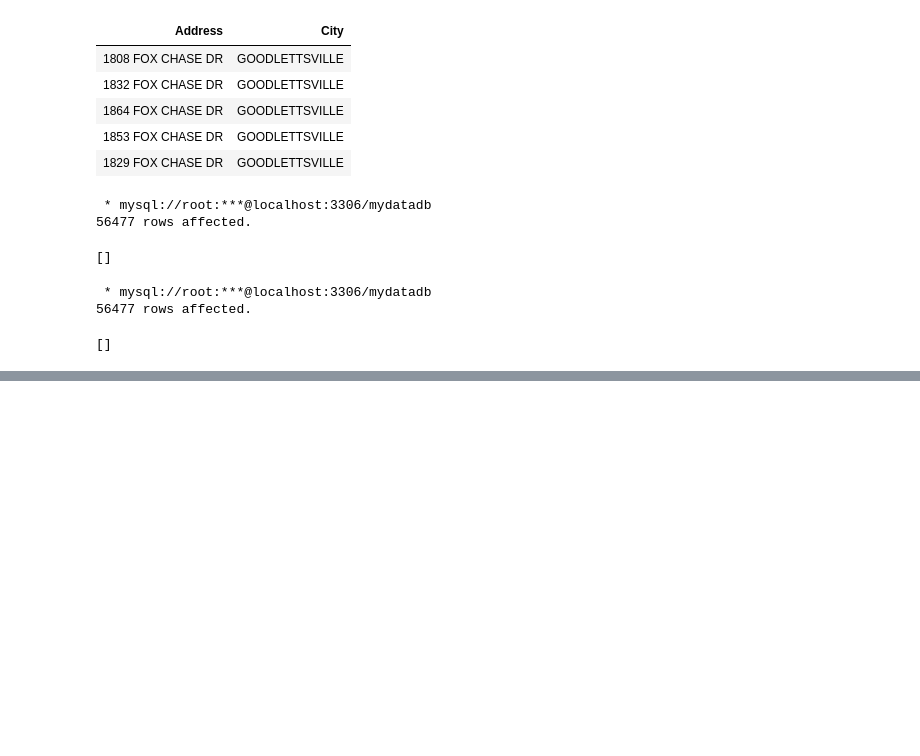
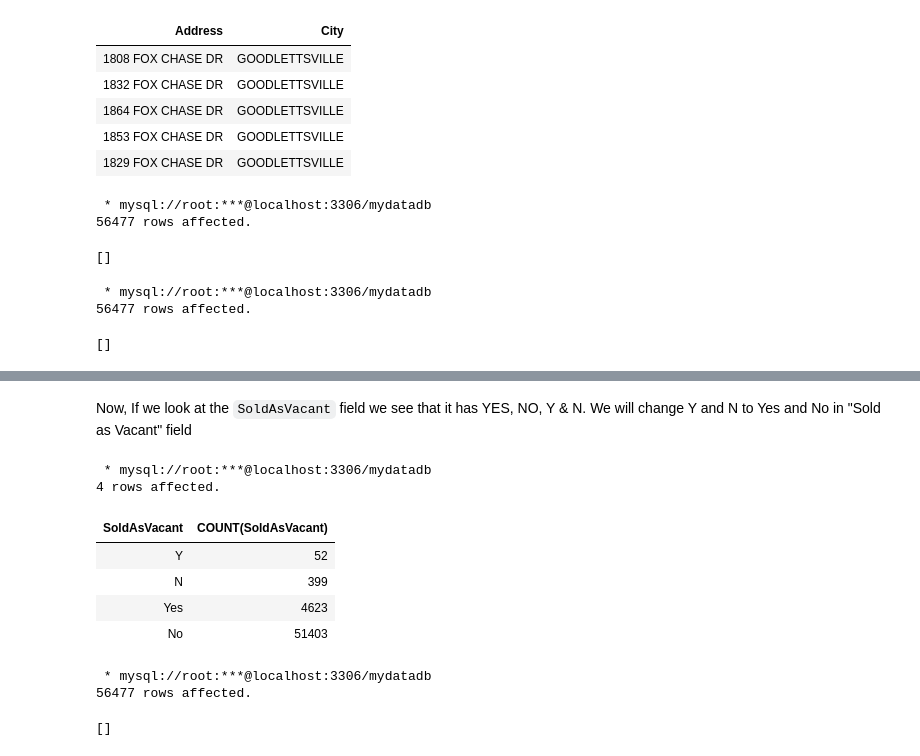
Before and after one commit to ncdas/Data_Cleaning_SQL-Nashville-Housing-Data, a Jupyter notebook: data_cleaning_nashville.ipynb, the cells around one changed output, grey strips where cells are left out. Saved outputs shown, nothing was run; the diff lists cells and outputs as text; code cells hidden in the pictures; blank space fills up the shorter version.

Commit message:
Used CASE Statement

```diff
--- a/data_cleaning_nashville.ipynb
+++ b/data_cleaning_nashville.ipynb
@@ -313,0 +328,29 @@ LIMIT 2;
+# %% [markdown]
+Now, If we look at the `SoldAsVacant` field we see that it has YES, NO, Y & N. We will change Y and N to Yes and No in "Sold as Vacant" field
+# %%
+%%sql
+
+SELECT DISTINCT SoldAsVacant, COUNT(SoldAsVacant)
+FROM Nashville_Housing_Data
+GROUP BY SoldAsVacant
+ORDER BY 2
+LIMIT 5;
+# %% [output]
+ * mysql://root:***@localhost:3306/mydatadb
+4 rows affected.
+| SoldAsVacant | COUNT(SoldAsVacant) |
+| Y | 52 |
+| N | 399 |
+| Yes | 4623 |
+| No | 51403 |
+# %%
+%%sql
+
+UPDATE Nashville_Housing_Data
+SET SoldAsVacant = CASE WHEN SoldAsVacant = 'Y' THEN 'YES'
+                        WHEN SoldAsVacant = 'N' THEN 'NO'
+                        ELSE SoldAsVacant END;
+# %% [output]
+ * mysql://root:***@localhost:3306/mydatadb
+56477 rows affected.
+[]
```
Also changed, not shown: parts of 4 cells of this notebook.
